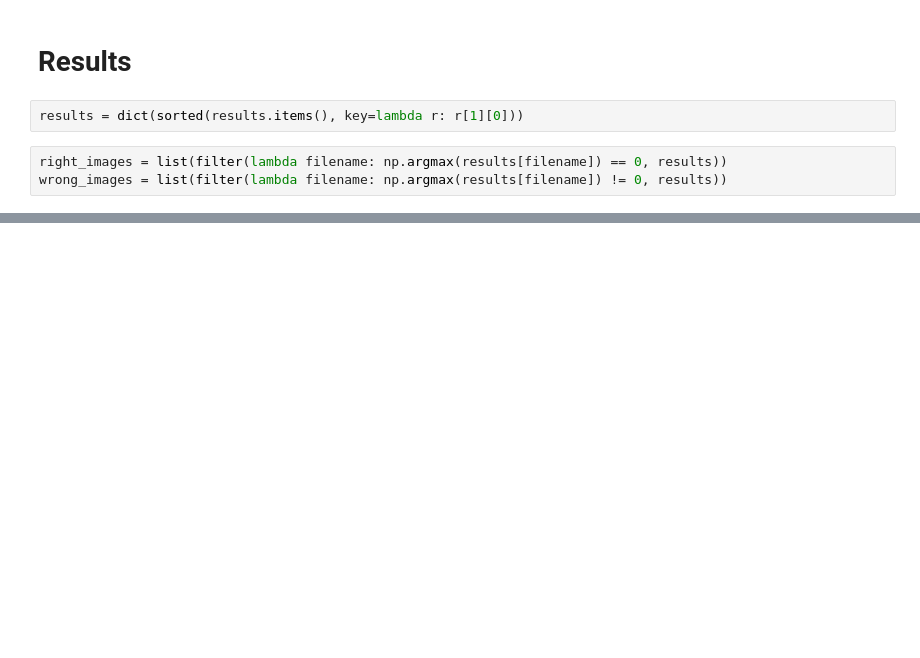
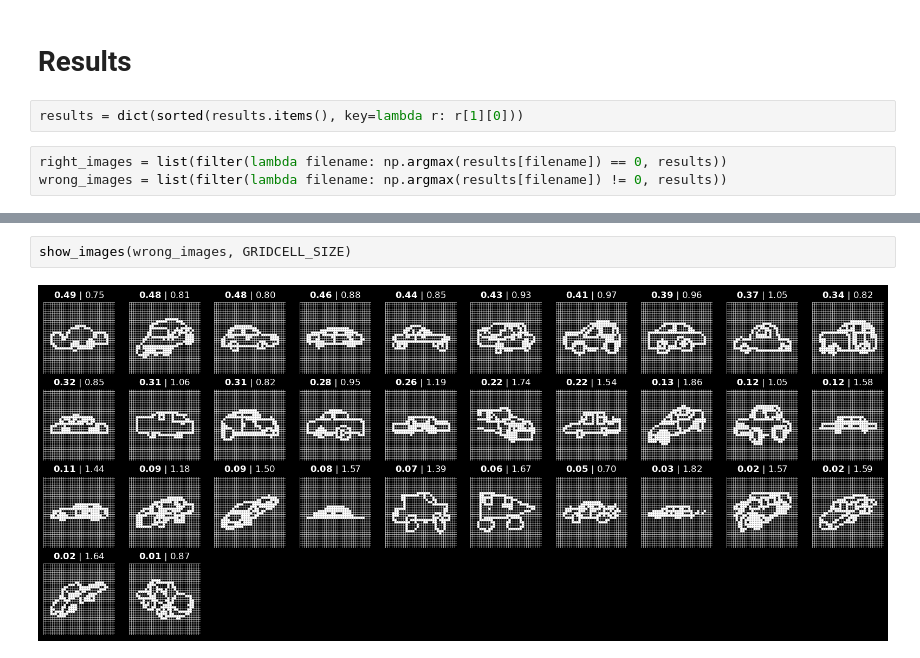
Before and after one commit to pulkitgoyal56/CLIP-Playground, a Jupyter notebook: clip.ipynb, the cells around one changed output, grey strips where cells are left out. Cells and saved outputs as stored; diff of their text form; blank space fills up the shorter version.

```diff
--- a/clip.ipynb
+++ b/clip.ipynb
@@ -254,0 +282,4 @@ show_images(wrong_images, step)
+# %%
+show_images(wrong_images, GRIDCELL_SIZE)
+# %% [output]
+[figure, added]
```
Also changed, not shown: parts of 38 cells of this notebook.
